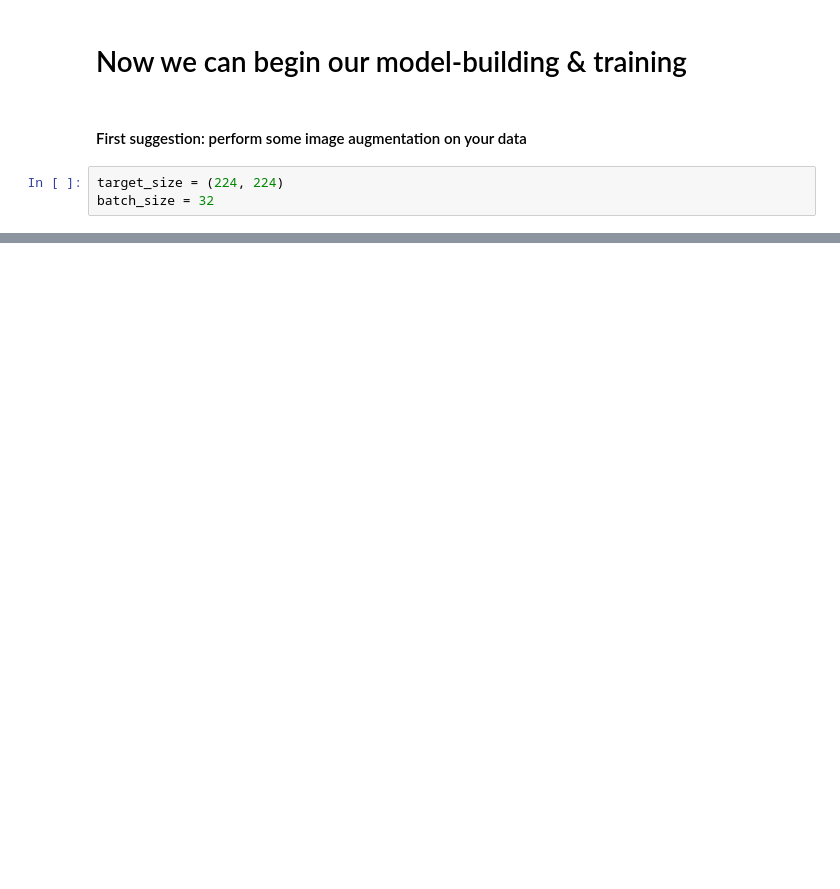
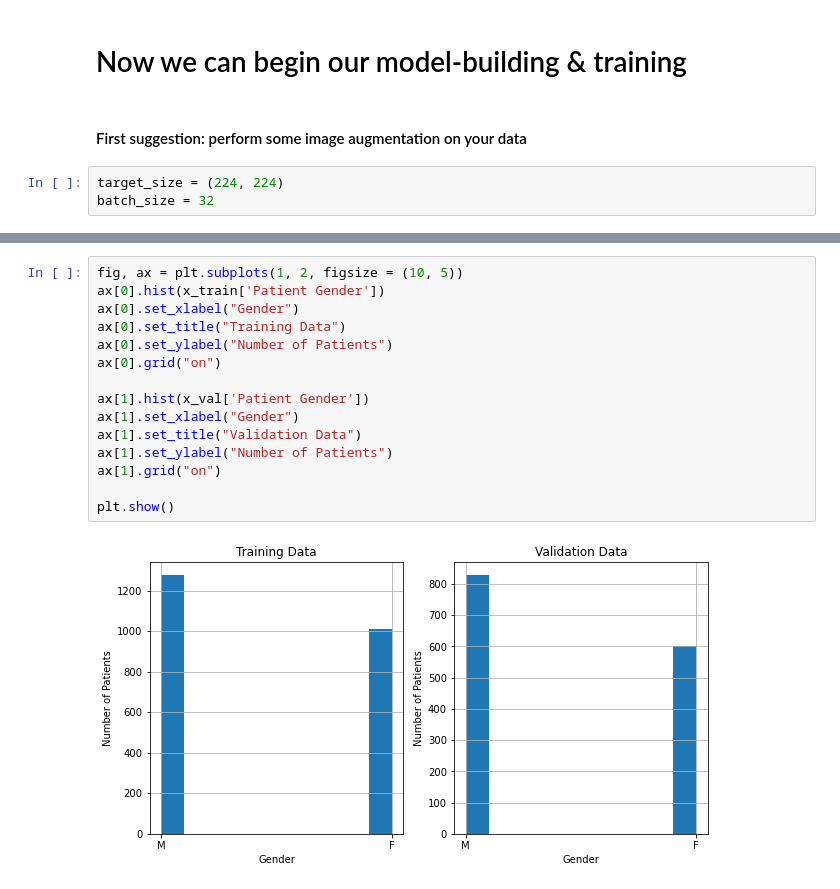
Before and after one commit to ellizzabbetth/ai-pneumonia-identification, a Jupyter notebook: Build and train model.ipynb, the cells around one changed output, grey strips where cells are left out. Drawn from its saved outputs; the diff is of its cells as text; blank space fills up the shorter version.

```diff
--- a/Build and train model.ipynb
+++ b/Build and train model.ipynb
@@ -448,0 +304,17 @@ Found 1430 validated image filenames belonging to 2 classes.
+# %%
+fig, ax = plt.subplots(1, 2, figsize = (10, 5))
+ax[0].hist(x_train['Patient Gender'])
+ax[0].set_xlabel("Gender")
+ax[0].set_title("Training Data")
+ax[0].set_ylabel("Number of Patients")
+ax[0].grid("on")
+
+ax[1].hist(x_val['Patient Gender'])
+ax[1].set_xlabel("Gender")
+ax[1].set_title("Validation Data")
+ax[1].set_ylabel("Number of Patients")
+ax[1].grid("on")
+
+plt.show()
+# %% [output]
+[figure, added]
```
Also changed, not shown: parts of 175 cells of this notebook, 4 other files.
